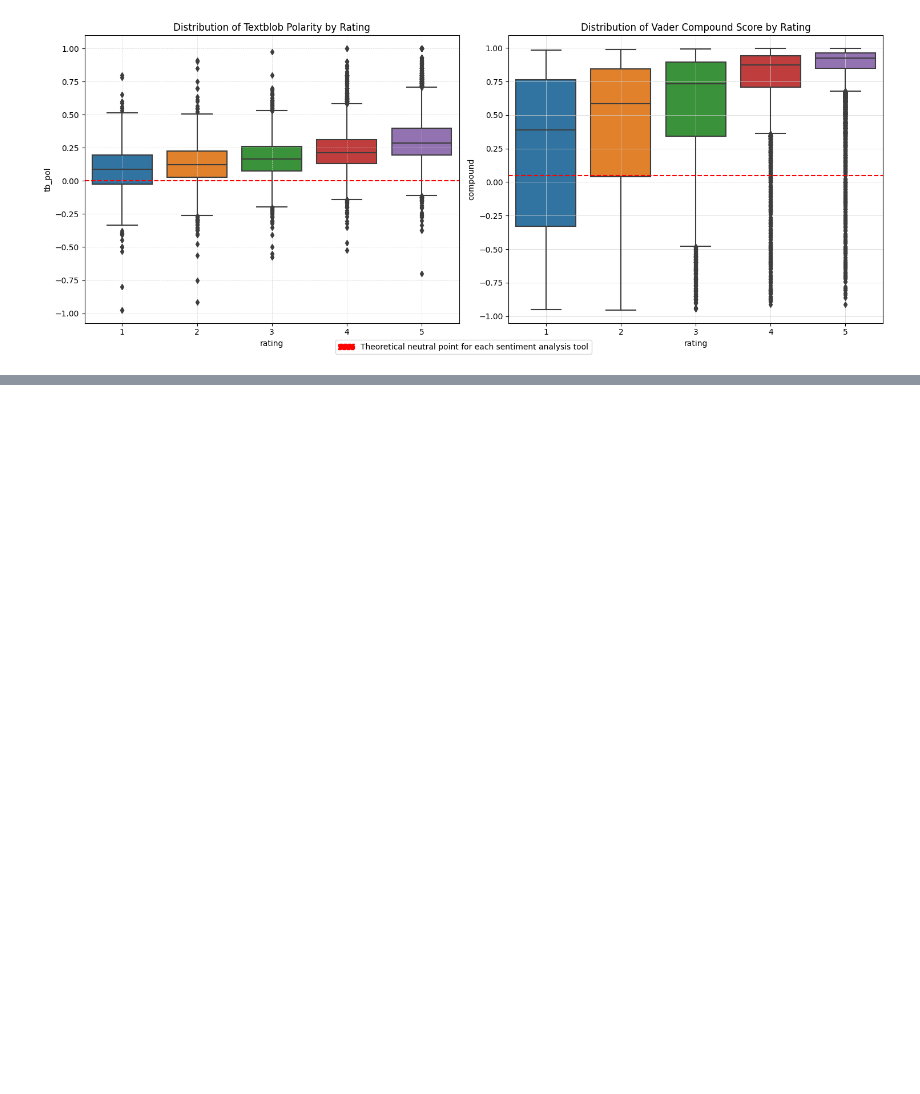
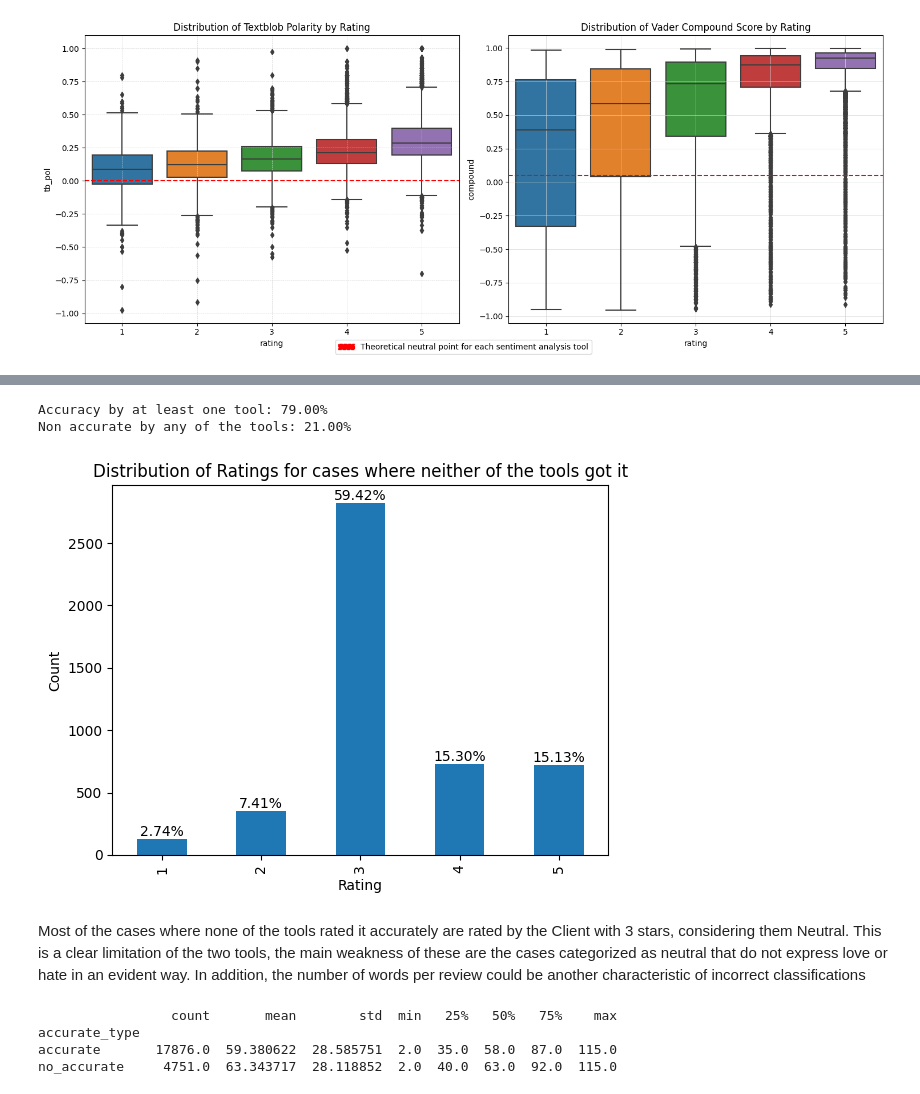
Before and after one commit to aalwadi/Final_Project, a Jupyter notebook: notebooks/EDA.ipynb, the cells around one changed output, grey strips where cells are left out. Cells and saved outputs as stored; diff of their text form; code cells hidden in the pictures; blank space fills up the shorter version.

```diff
--- a/notebooks/EDA.ipynb
+++ b/notebooks/EDA.ipynb
@@ -706,0 +871,43 @@ plt.show()
+# %%
+def classify_accurate(row):
+    if row['rating_sentiment'] == 'POSITIVE' and (row['tb_sentiment'] == 'POSITIVE' or row['vader_sentiment'] == 'POSITIVE'):
+        return 'accurate'
+    elif row['rating_sentiment'] == 'NEGATIVE' and (row['tb_sentiment'] == 'NEGATIVE' or row['vader_sentiment'] == 'NEGATIVE'):
+        return 'accurate'
+    else:
+        return 'no_accurate'
+
+df['accurate_type'] = df.apply(classify_accurate, axis=1)
+
+accurate_count = df['accurate_type'].value_counts().get('accurate', 0)
+no_accurate_count = df['accurate_type'].value_counts().get('no_accurate', 0)
+
+total_reviews = len(df)
+
+print(f"Accuracy by at least one tool: {accurate_count / total_reviews * 100:.2f}%")
+print(f"Non accurate by any of the tools: {no_accurate_count / total_reviews * 100:.2f}%")
+# %% [output]
+Accuracy by at least one tool: 79.00%
+Non accurate by any of the tools: 21.00%
+# %%
+accurate = df[df['accurate_type'] == 'accurate']
+no_accurate = df[df['accurate_type'] == 'no_accurate']
+
+rating_counts = no_accurate['rating'].value_counts().sort_index()
+total = rating_counts.sum()
+
+rating_counts.plot(kind='bar')
+plt.title('Distribution of Ratings for cases where neither of the tools got it')
+plt.xlabel('Rating')
+plt.ylabel('Count')
+
+for index, value in enumerate(rating_counts): #percentage per bar
+    percentage = f'{(value / total) * 100:.2f}%'
+    plt.text(index, value, percentage, ha='center', va='bottom')
+
+plt.show()
+# %% [output]
+[figure, added]
+# %% [markdown]
+Most of the cases where none of the tools rated it accurately are rated by the Client with 3 stars, considering them Neutral. This is a clear limitation of the two tools, the main weakness of these are the cases categorized as neutral that do not express love or hate in an evident way.
+In addition, the number of words per review could be another characteristic of incorrect classifications
@@ -706,0 +919,8 @@ plt.show()
+# %%
+average_word_count = df.groupby('accurate_type')['word_count'].describe()
+print(average_word_count)
+# %% [output]
+                 count       mean        std  min   25%   50%   75%    max
+accurate_type
+accurate       17876.0  59.380622  28.585751  2.0  35.0  58.0  87.0  115.0
+no_accurate     4751.0  63.343717  28.118852  2.0  40.0  63.0  92.0  115.0
```
Also changed, not shown: parts of 52 cells of this notebook.
